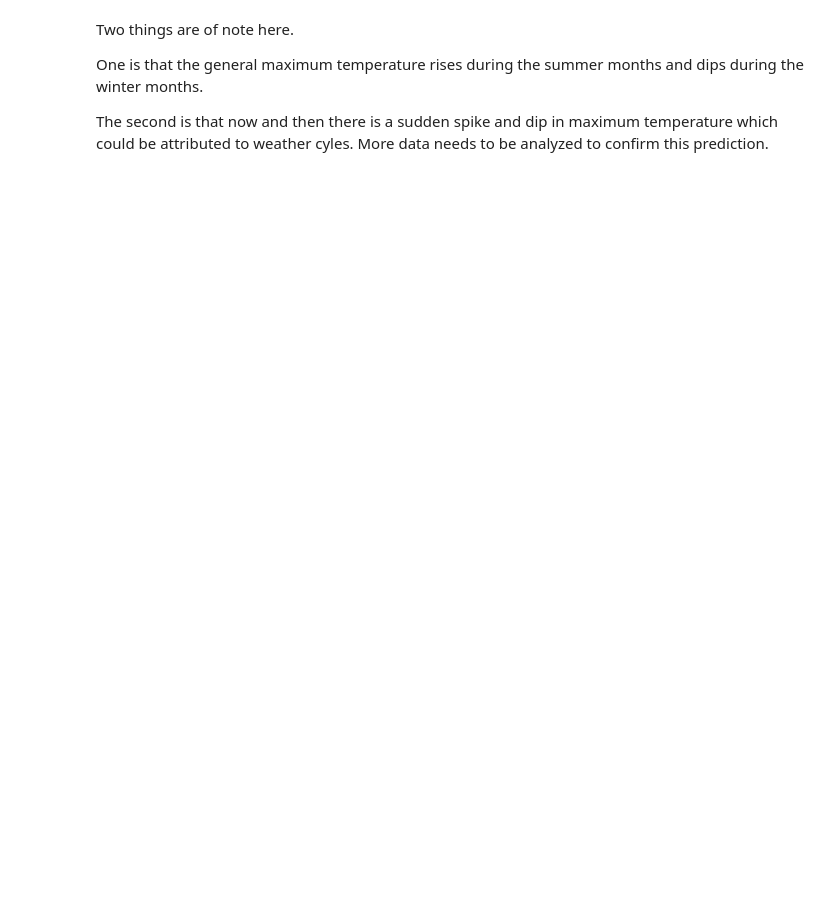
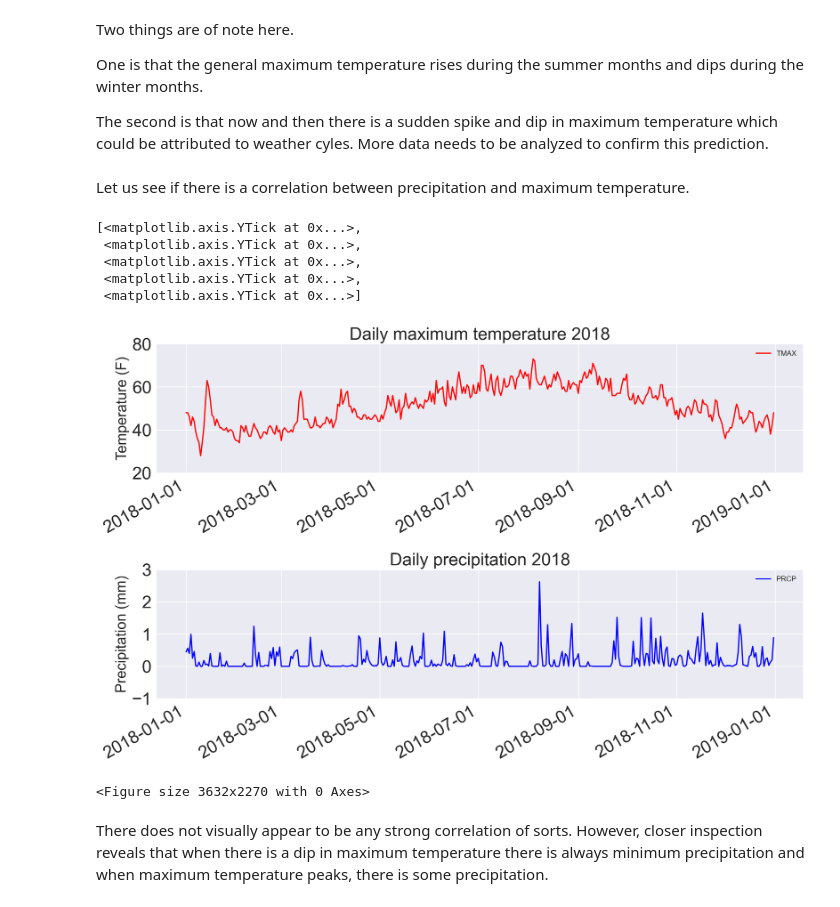
Before and after one commit to ForBo7/weather_plots, a Jupyter notebook: sitka_highs.ipynb, the cells around one changed output. Saved outputs shown, nothing was run; the diff lists cells and outputs as text; code cells hidden in the pictures; blank space fills up the shorter version.

Commit message:
Added to the notebook a comparison between max temps and precipitation.

```diff
--- a/sitka_highs.ipynb
+++ b/sitka_highs.ipynb
@@ -84,3 +84,47 @@ One is that the general maximum temperature rises during the summer months and d
 
 The second is that now and then there is a sudden spike and dip in maximum temperature which could be attributed to
 weather cyles. More data needs to be analyzed to confirm this prediction.
+# %% [markdown]
+Let us see if there is a correlation between precipitation and maximum temperature.
+# %%
+# Plot high temperature and precipitation by date.
+
+fig, (max_temp_plot, prcp_plot) = plt.subplots(nrows=2, ncols=1, figsize=(16, 10), dpi=227)
+plt.figure(figsize=(16, 10), dpi=227)
+fig.subplots_adjust(hspace=0.75)
+
+sitka_weather.plot(ax=max_temp_plot, x='DATE', y='TMAX', c='red')
+sitka_weather.plot(ax=prcp_plot, x='DATE', y='PRCP', c='blue')
+
+# Format plot.
+max_temp_plot.set_title("Daily maximum temperature 2018", fontsize=24)
+prcp_plot.set_title("Daily precipitation 2018", fontsize=24)
+
+max_temp_plot.set_xlabel('', fontsize=20)
+prcp_plot.set_xlabel('', fontsize=20)
+
+max_temp_plot.set_ylabel('Temperature (F)', fontsize=20)
+prcp_plot.set_ylabel('Precipitation (mm)', fontsize=20)
+
+max_temp_plot.tick_params(axis='both', which='both', labelsize=24)
+prcp_plot.tick_params(axis='both', which='both', labelsize=24)
+
+# Scale the axes so most ticks appear.
+max_temp_plot.set_xticks(max_temp_plot.get_xticks()[::1])
+prcp_plot.set_xticks(prcp_plot.get_xticks()[::1])
+
+max_temp_plot.set_yticks(max_temp_plot.get_yticks()[::1])
+prcp_plot.set_yticks(prcp_plot.get_yticks()[::1])
+# %% [output]
+[<matplotlib.axis.YTick at 0x...>,
+ <matplotlib.axis.YTick at 0x...>,
+ <matplotlib.axis.YTick at 0x...>,
+ <matplotlib.axis.YTick at 0x...>,
+ <matplotlib.axis.YTick at 0x...>]
+[figure, added]
+<Figure size 3632x2270 with 0 Axes>
+# %% [markdown]
+There does not visually appear to be any strong correlation of sorts. However, closer
+inspection reveals that when there is a dip in maximum temperature there is
+always minimum precipitation and when maximum temperature peaks, there is some
+precipitation.
```
Also changed, not shown: parts of 1 cell of this notebook, 1 other file.
